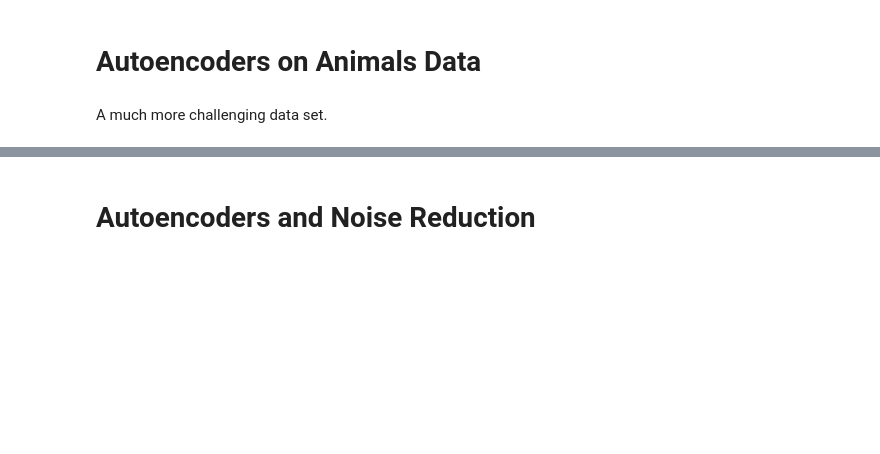
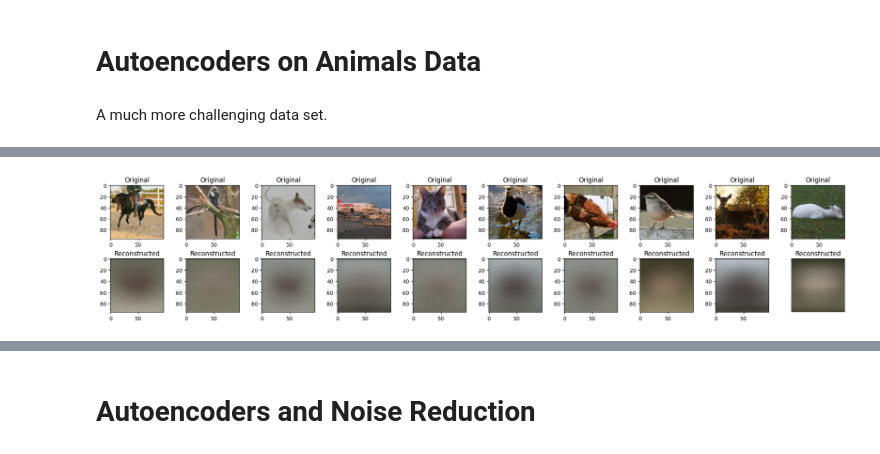
Before and after one commit to joseph-hellerstein/pixel_proficiency, a Jupyter notebook: notebooks/Pixel_Proficiency_4_self-supervised-autoencoders.ipynb, the cells around one changed output, grey strips where cells are left out. Cells and saved outputs as stored; diff of their text form; code cells hidden in the pictures; blank space fills up the shorter version.

```diff
--- a/notebooks/Pixel_Proficiency_4_self-supervised-autoencoders.ipynb
+++ b/notebooks/Pixel_Proficiency_4_self-supervised-autoencoders.ipynb
@@ -670,2 +700,4 @@ A much more challenging data set.
 # %%
-CAE_ANIMALS = ConvolutionalAutoencoder.deserialize(PATH_CAE_ANIMALS)
+DAE_ANIMALS = DenseAutoencoder.deserialize(PATH_DAE_ANIMALS)
+DAE_ANIMALS.plot(X_ANIMALS_TEST)
+# %% [output]
@@ -671,0 +705 @@ CAE_ANIMALS = ConvolutionalAutoencoder.deserialize(PATH_CAE_ANIMALS)
+[figure, added]
```
Also changed, not shown: parts of 23 cells of this notebook, 1 other file.
